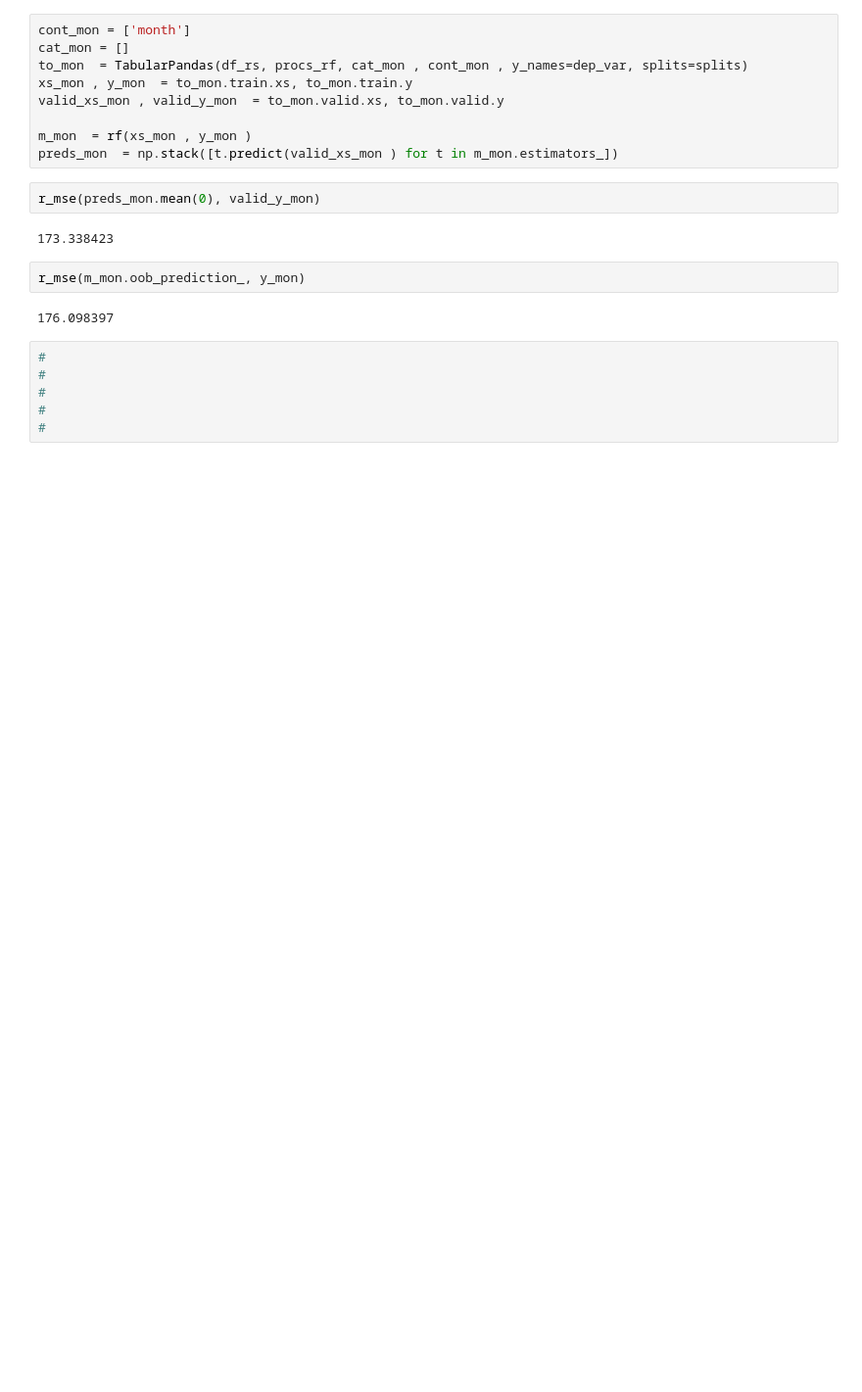
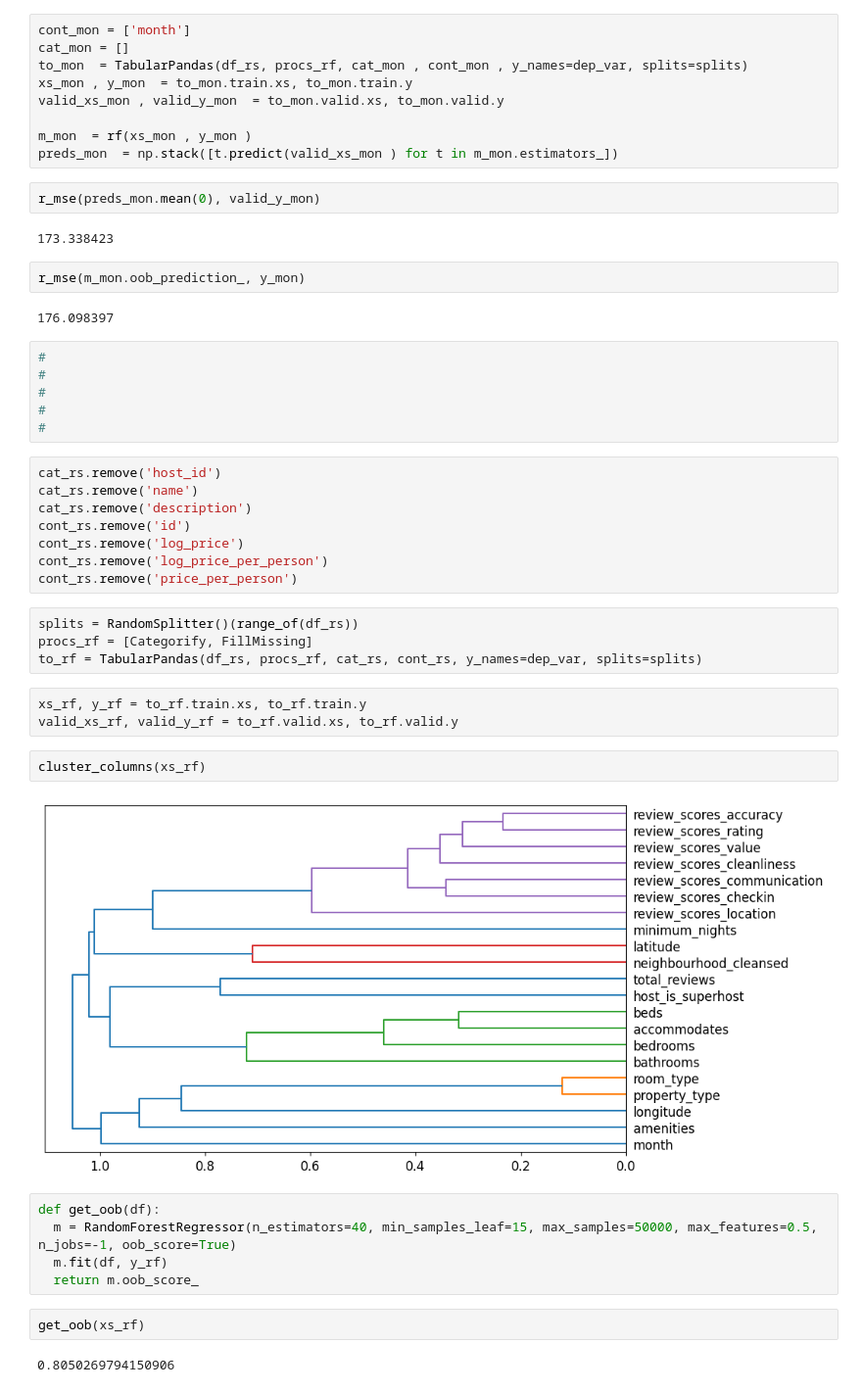
Before and after one commit to arvindsuresh-math/AirBnB-Price-Recommender, a Jupyter notebook: Naive_Random_Forests_for_NEW_AirBNB_NYC.ipynb, the cells around one changed output. Shown at 98% size. Saved outputs shown, nothing was run; the diff lists cells and outputs as text; blank space fills up the shorter version.

```diff
--- a/Naive_Random_Forests_for_NEW_AirBNB_NYC.ipynb
+++ b/Naive_Random_Forests_for_NEW_AirBNB_NYC.ipynb
@@ -202,3 +202,31 @@ r_mse(m_mon.oob_prediction_, y_mon)
 #
 #
 #
+# %%
+cat_rs.remove('host_id')
+cat_rs.remove('name')
+cat_rs.remove('description')
+cont_rs.remove('id')
+cont_rs.remove('log_price')
+cont_rs.remove('log_price_per_person')
+cont_rs.remove('price_per_person')
+# %%
+splits = RandomSplitter()(range_of(df_rs))
+procs_rf = [Categorify, FillMissing]
+to_rf = TabularPandas(df_rs, procs_rf, cat_rs, cont_rs, y_names=dep_var, splits=splits)
+# %%
+xs_rf, y_rf = to_rf.train.xs, to_rf.train.y
+valid_xs_rf, valid_y_rf = to_rf.valid.xs, to_rf.valid.y
+# %%
+cluster_columns(xs_rf)
+# %% [output]
+[figure, added]
+# %%
+def get_oob(df):
+  m = RandomForestRegressor(n_estimators=40, min_samples_leaf=15, max_samples=50000, max_features=0.5, n_jobs=-1, oob_score=True)
+  m.fit(df, y_rf)
+  return m.oob_score_
+# %%
+get_oob(xs_rf)
+# %% [output]
+0.8050269794150906
```
Also changed, not shown: parts of 9 cells of this notebook.
